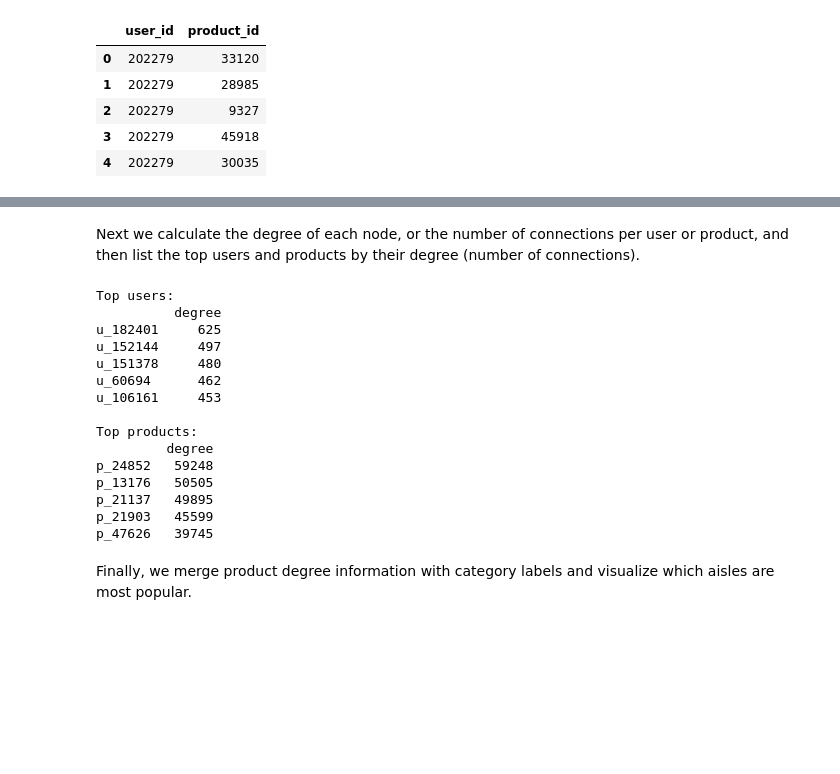
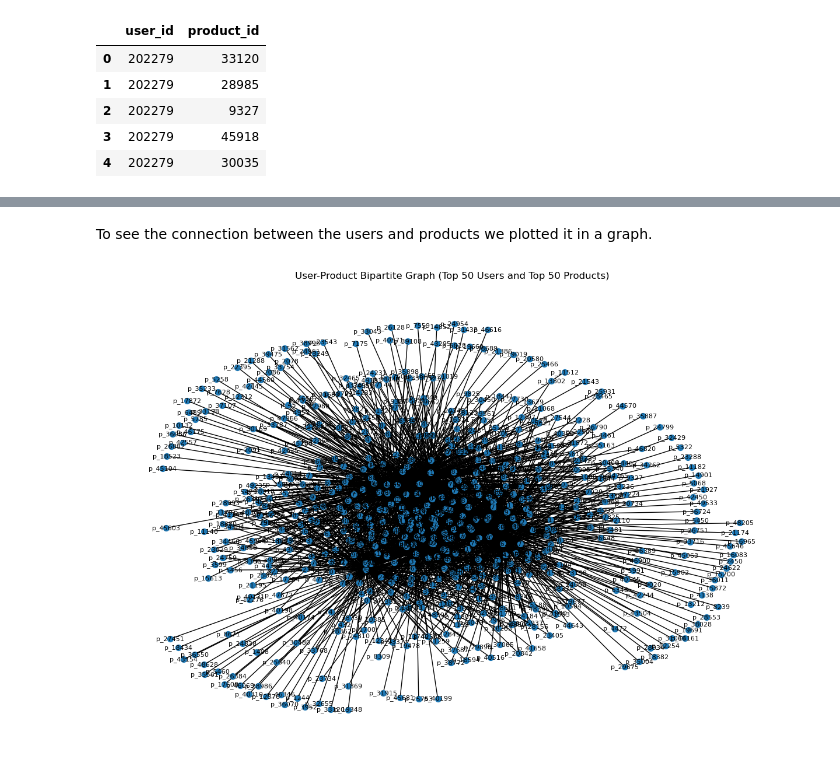
Before and after one commit to AnnaMoy/Data-620, a Jupyter notebook: Project_2_Data-620.ipynb, the cells around one changed output, grey strips where cells are left out. Saved outputs shown, nothing was run; the diff lists cells and outputs as text; code cells hidden in the pictures; blank space fills up the shorter version.

```diff
--- a/Project_2_Data-620.ipynb
+++ b/Project_2_Data-620.ipynb
@@ -50,17 +52,21 @@ Users who bought ≥ 50 products
 # %%
-# Filter for popular products (purchased by >= 500 users)
+# Products purchased by at least 3000 users
 popular_products = (
     user_product.groupby('product_id')
-    .filter(lambda x: len(x) >= 500)
+    .filter(lambda x: x['user_id'].nunique() >= 3000)
 )
 
-# Filter for active users (purchased >= 50 products)
+# Users who purchased at least 200 of these popular products
 active_users = (
     popular_products.groupby('user_id')
-    .filter(lambda x: len(x) >= 50)
+    .filter(lambda x: x['product_id'].nunique() >= 200)
 )
 
+
+# Final filtered dataset: only active users and popular products
+filtered = active_users.copy()
+
 print("Original edges:", len(user_product))
-print("Reduced edges:", len(active_users))
+print("Reduced edges:", len(filtered))
 # %% [output]
 Original edges: 32434489
@@ -93,38 +103,13 @@ Number of edges: 9814885
 Is the graph bipartite? True
-# %% [markdown]
-Next we calculate the degree of each node, or the number of connections per user or product, and then list the top users and products by their degree (number of connections).
-# %%
-# Separate node sets
-users_set, product_nodes = bipartite.sets(B)  # avoid overwriting products_df
-
-# Compute degree (number of edges per node)
-user_degree = {n: B.degree(n) for n in users_set}
-product_degree = {n: B.degree(n) for n in product_nodes}
-
-# Convert to DataFrames for easier analysis
-user_df = pd.DataFrame.from_dict(user_degree, orient='index', columns=['degree'])
-product_df = pd.DataFrame.from_dict(product_degree, orient='index', columns=['degree'])
-
-print("Top users:")
-print(user_df.sort_values('degree', ascending=False).head())
-
-print("\nTop products:")
-print(product_df.sort_values('degree', ascending=False).head())
-# %% [output]
-Top users:
-          degree
-u_182401     625
-u_152144     497
-u_151378     480
-u_60694      462
-u_106161     453
-
-Top products:
-         degree
-p_24852   59248
-p_13176   50505
-p_21137   49895
-p_21903   45599
-p_47626   39745
-# %% [markdown]
-Finally, we merge product degree information with category labels and visualize which aisles are most popular.
+# %% [markdown]
+To see the connection between the users and products we plotted it in a graph.
+# %%
+import matplotlib.pyplot as plt
+
+plt.figure(figsize=(12, 8))
+pos = nx.spring_layout(B, seed=42)  # positions for all nodes
+nx.draw(B, pos, with_labels=True, node_size=50, font_size=8)
+plt.title("User-Product Bipartite Graph (Top 50 Users and Top 50 Products)")
+plt.show()
+# %% [output]
+[figure, added]
```
Also changed, not shown: parts of 12 cells of this notebook.
